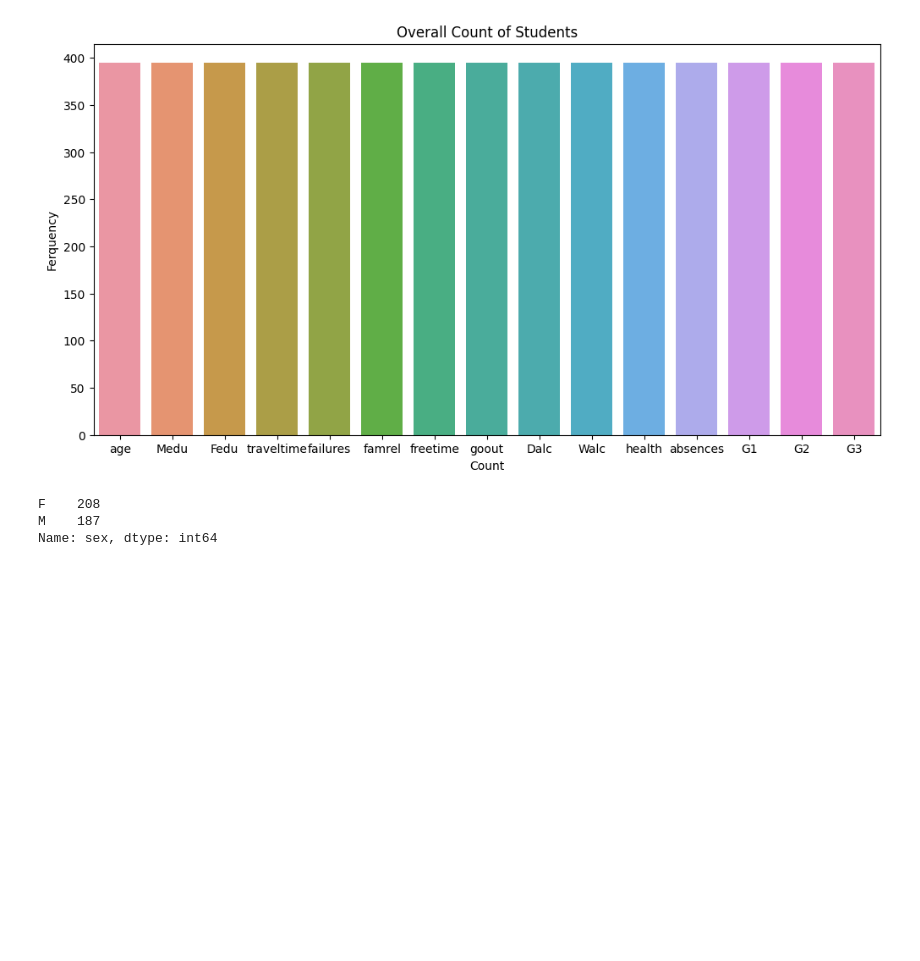
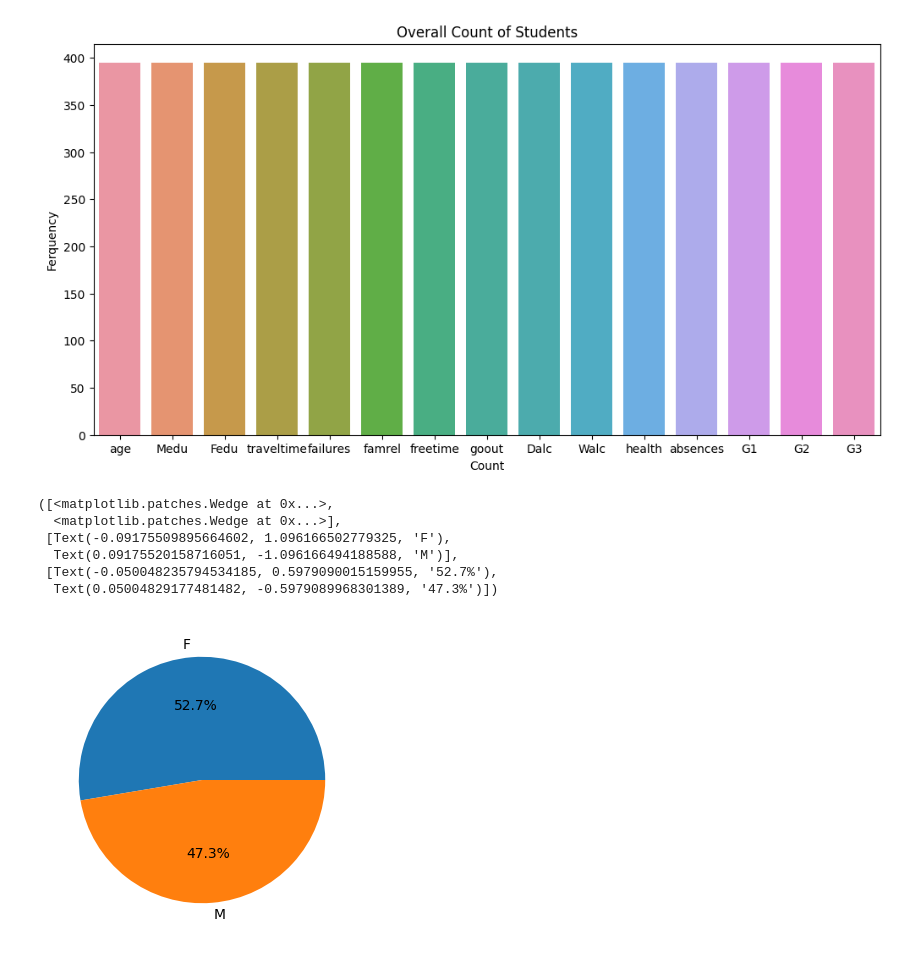
Before and after one commit to latifkara/dataScienceProjects, a Jupyter notebook: School_Conumption/SchoolConsumption.ipynb, the cells around one changed output. Cells and saved outputs as stored; diff of their text form; code cells hidden in the pictures; blank space fills up the shorter version.

```diff
--- a/School_Conumption/SchoolConsumption.ipynb
+++ b/School_Conumption/SchoolConsumption.ipynb
@@ -107,8 +107,12 @@ Text(0, 0.5, 'Ferquency')
 # %%
 gender_count = school_df['sex'].value_counts()
 plt.figure(figsize=(6, 4))
-plt.pie(gender_count, labels=gender_count.index, autopct='%1.1f%%)
+plt.pie(gender_count, labels=gender_count.index, autopct='%1.1f%%')
 # %% [output]
-F    208
-M    187
-Name: sex, dtype: int64
+([<matplotlib.patches.Wedge at 0x...>,
+  <matplotlib.patches.Wedge at 0x...>],
+ [Text(-0.09175509895664602, 1.096166502779325, 'F'),
+  Text(0.09175520158716051, -1.096166494188588, 'M')],
+ [Text(-0.050048235794534185, 0.5979090015159955, '52.7%'),
+  Text(0.05004829177481482, -0.5979089968301389, '47.3%')])
+[figure, added]
```
